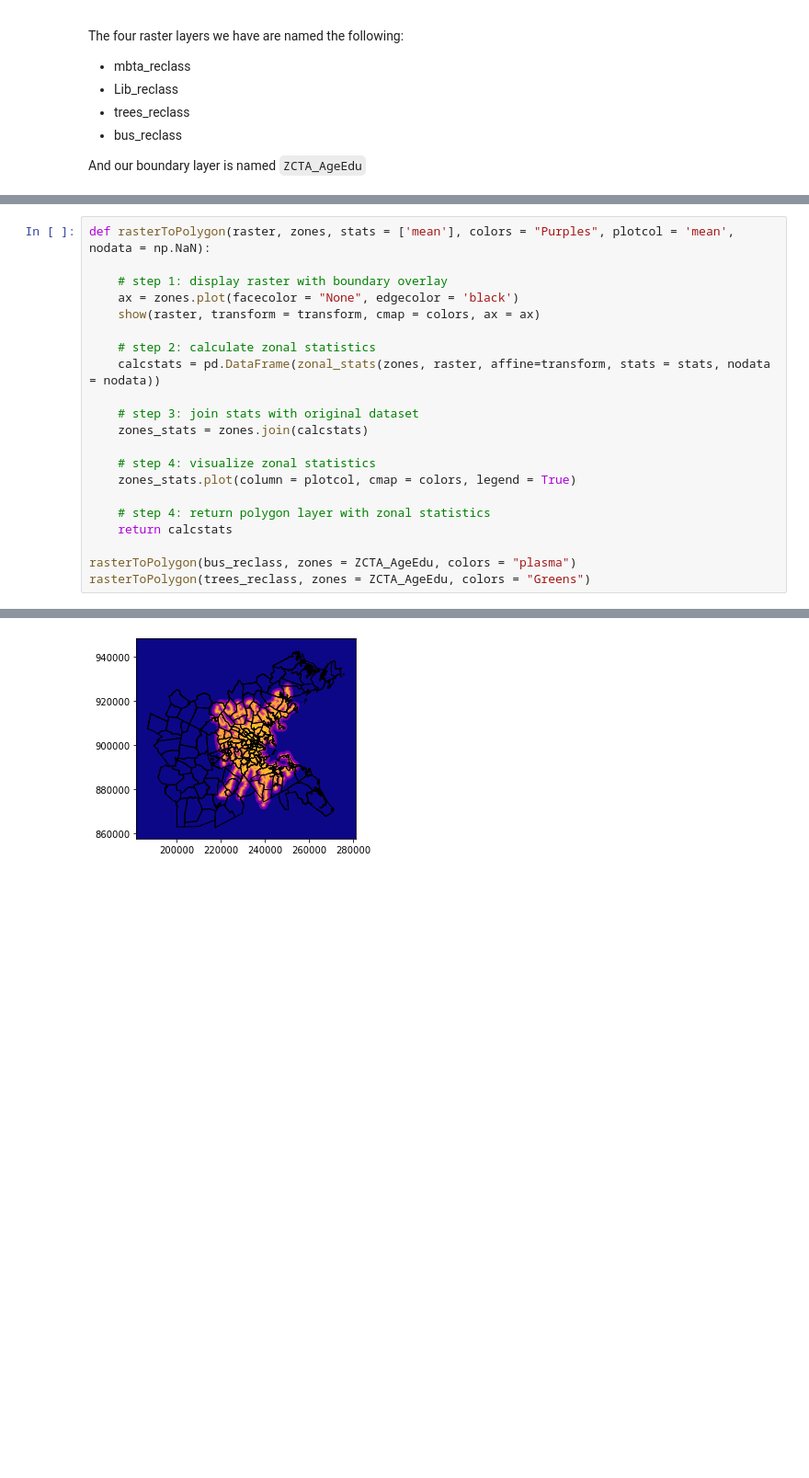
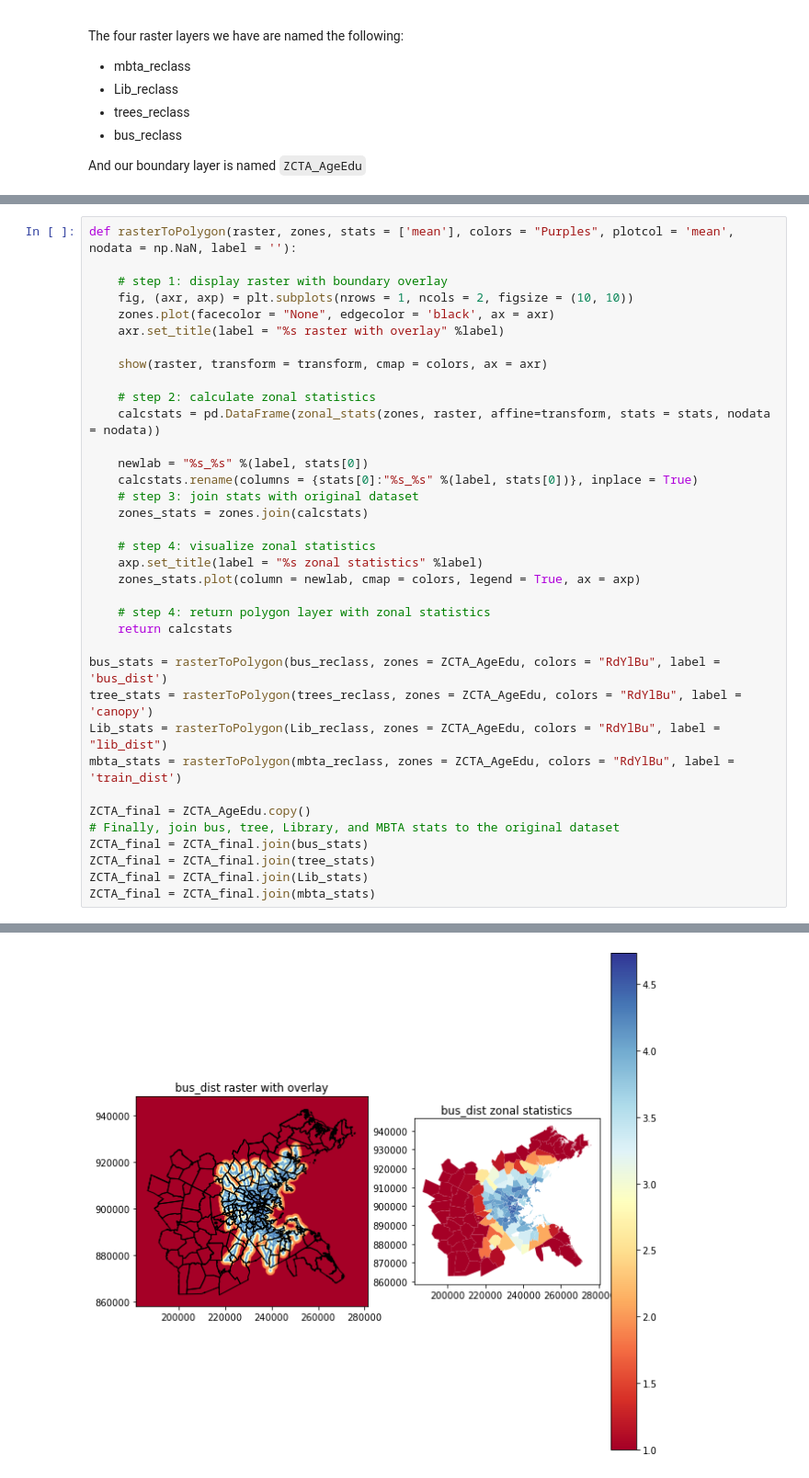
Before and after one commit to kschip97/uep239FinalProj, a Jupyter notebook: notebooks/uep239_FinalProj_SchipperKees.ipynb, the cells around one changed output, grey strips where cells are left out. Shown at 92% size. Saved outputs shown, nothing was run; the diff lists cells and outputs as text; blank space fills up the shorter version.

```diff
--- a/notebooks/uep239_FinalProj_SchipperKees.ipynb
+++ b/notebooks/uep239_FinalProj_SchipperKees.ipynb
@@ -497,22 +488,37 @@ show(bus_reclass, transform = transform, cmap = "Purples", ax = ax)
 # %%
-def rasterToPolygon(raster, zones, stats = ['mean'], colors = "Purples", plotcol = 'mean', nodata = np.NaN):
+def rasterToPolygon(raster, zones, stats = ['mean'], colors = "Purples", plotcol = 'mean', nodata = np.NaN, label = ''):
 
     # step 1: display raster with boundary overlay
-    ax = zones.plot(facecolor = "None", edgecolor = 'black')
-    show(raster, transform = transform, cmap = colors, ax = ax)
+    fig, (axr, axp) = plt.subplots(nrows = 1, ncols = 2, figsize = (10, 10))
+    zones.plot(facecolor = "None", edgecolor = 'black', ax = axr)
+    axr.set_title(label = "%s raster with overlay" %label)
+
+    show(raster, transform = transform, cmap = colors, ax = axr)
 
     # step 2: calculate zonal statistics
     calcstats = pd.DataFrame(zonal_stats(zones, raster, affine=transform, stats = stats, nodata = nodata))
 
+    newlab = "%s_%s" %(label, stats[0])
+    calcstats.rename(columns = {stats[0]:"%s_%s" %(label, stats[0])}, inplace = True)
     # step 3: join stats with original dataset
     zones_stats = zones.join(calcstats)
 
     # step 4: visualize zonal statistics
-    zones_stats.plot(column = plotcol, cmap = colors, legend = True)
+    axp.set_title(label = "%s zonal statistics" %label)
+    zones_stats.plot(column = newlab, cmap = colors, legend = True, ax = axp)
 
     # step 4: return polygon layer with zonal statistics
     return calcstats
 
-rasterToPolygon(bus_reclass, zones = ZCTA_AgeEdu, colors = "plasma")
-rasterToPolygon(trees_reclass, zones = ZCTA_AgeEdu, colors = "Greens")
+bus_stats = rasterToPolygon(bus_reclass, zones = ZCTA_AgeEdu, colors = "RdYlBu", label = 'bus_dist')
+tree_stats = rasterToPolygon(trees_reclass, zones = ZCTA_AgeEdu, colors = "RdYlBu", label = 'canopy')
+Lib_stats = rasterToPolygon(Lib_reclass, zones = ZCTA_AgeEdu, colors = "RdYlBu", label = "lib_dist")
+mbta_stats = rasterToPolygon(mbta_reclass, zones = ZCTA_AgeEdu, colors = "RdYlBu", label = 'train_dist')
+
+ZCTA_final = ZCTA_AgeEdu.copy()
+# Finally, join bus, tree, Library, and MBTA stats to the original dataset
+ZCTA_final = ZCTA_final.join(bus_stats)
+ZCTA_final = ZCTA_final.join(tree_stats)
+ZCTA_final = ZCTA_final.join(Lib_stats)
+ZCTA_final = ZCTA_final.join(mbta_stats)
 # %% [output]
@@ -532 +525 @@ rasterToPolygon(trees_reclass, zones = ZCTA_AgeEdu, colors = "Greens")
-[figure, old version]
+[figure, new version]
```
Also changed, not shown: parts of 6 cells of this notebook.
